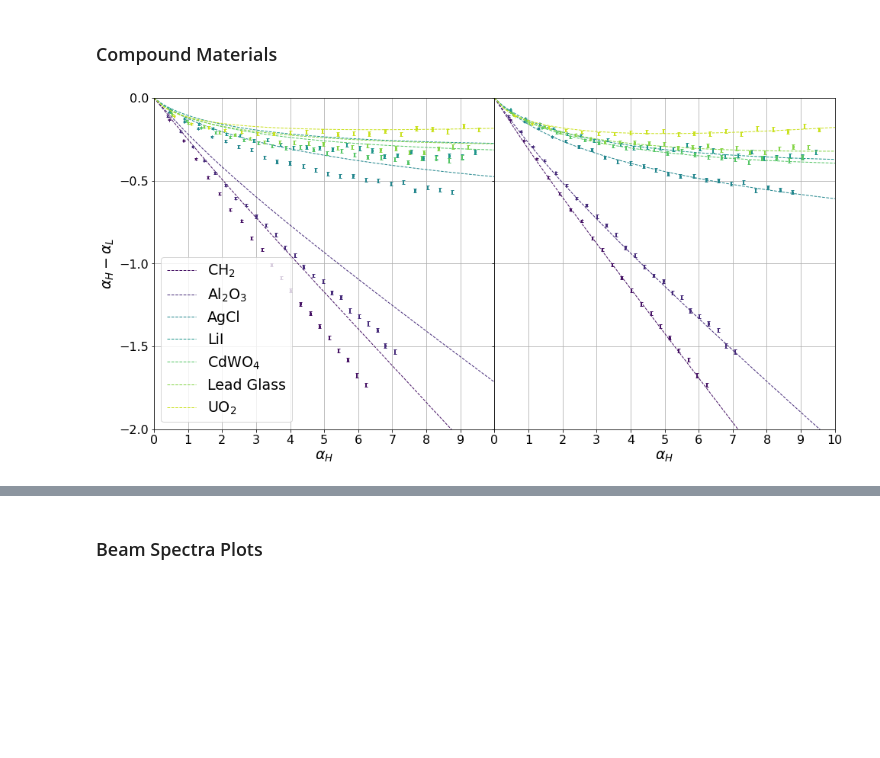
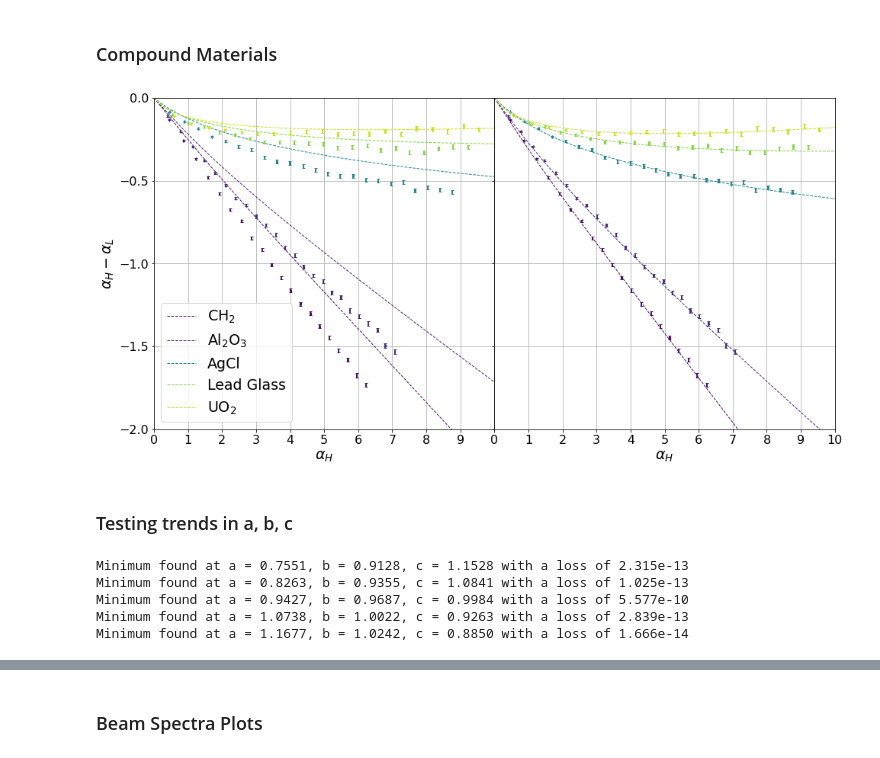
Before and after one commit to plalor/semiempirical_transparency, a Jupyter notebook: analysis/Semiempirical.ipynb, the cells around one changed output, grey strips where cells are left out. Drawn from its saved outputs; the diff is of its cells as text; code cells hidden in the pictures; blank space fills up the shorter version.

```diff
--- a/analysis/Semiempirical.ipynb
+++ b/analysis/Semiempirical.ipynb
@@ -628,7 +623,8 @@ True Z: 92; Fit Z: [85 94]; Loss: [8.39239759e-05 8.44266286e-05]
 fig, (ax1, ax2) = plt.subplots(1, 2, figsize = [16, 8], sharey = True)
 fig.subplots_adjust(wspace=0)
 
-for Z in Z_compound:
+#for Z in Z_compound:
+for Z in [101, 102, 103, 106, 107]:
     ### lookup simulated values
     lmbda_H, alpha_H, sigma_H = lookup_alpha[H][Z]
     lmbda_L, alpha_L, sigma_L = lookup_alpha[L][Z]
@@ -638,31 +634,53 @@ for Z in Z_compound:
     ax2.errorbar(alpha_H, alpha_H - alpha_L, xerr = sigma_H,
                  yerr = np.sqrt(sigma_H**2 + sigma_L**2),
                  elinewidth=2, capsize=2, ecolor = compound_c[Z], ls='none')
 
     ### plot against theory
     alpha_H0 = np.array([calcCompoundAlpha(lmbda*compound_w[Z], compound_Z[Z], phi_H_twiddle, D_twiddle, mu_tot, Z_range) for lmbda in lmbda_range])
     alpha_L0 = np.array([calcCompoundAlpha(lmbda*compound_w[Z], compound_Z[Z], phi_L_twiddle, D_twiddle, mu_tot, Z_range) for lmbda in lmbda_range])
     ax1.plot(alpha_H0, alpha_H0 - alpha_L0, linewidth = 1, linestyle = 'dashed', color = compound_c[Z], label = compound_material[Z])
 
     alpha_H0 = np.array([calcCompoundAlpha(lmbda*compound_w[Z], compound_Z[Z], phi_H_twiddle, D_twiddle, mu_H, Z_range) for lmbda in lmbda_range])
     alpha_L0 = np.array([calcCompoundAlpha(lmbda*compound_w[Z], compound_Z[Z], phi_L_twiddle, D_twiddle, mu_L, Z_range) for lmbda in lmbda_range])
     ax2.plot(alpha_H0, alpha_H0 - alpha_L0, linewidth = 1, linestyle = 'dashed', color = compound_c[Z], label = compound_material[Z])
 
 ax1.set_xlim(xrange)
 ax2.set_xlim(xrange)
 ax1.set_ylim(yrange)
 ax1.set_xticks(xticks[:-1])
 ax2.set_xticks(xticks)
 ax1.set_yticks(yticks)
 ax1.tick_params(labelsize=16)
 ax2.tick_params(labelsize=16)
 ax1.grid()
 ax2.grid()
 ax1.set_xlabel(r"$\alpha_H$", fontsize=19)
 ax2.set_xlabel(r"$\alpha_H$", fontsize=19)
 ax1.set_ylabel(r"$\alpha_H - \alpha_L$", fontsize=19)
 ax1.legend(fontsize=19)
 
 plt.savefig(outfile + "alpha_curve_compound.svg", bbox_inches = "tight")
 # %% [output]
-[figure, old version]
+[figure, new version]
+# %% [markdown]
+### Testing trends in a, b, c
+# %%
+EE_arr = [5.5, 5.7, 6, 6.3, 6.5]
+
+a_arr = np.zeros_like(EE_arr)
+b_arr = np.zeros_like(EE_arr)
+c_arr = np.zeros_like(EE_arr)
+
+for i in range(len(EE_arr)):
+    EE = EE_arr[i]
+    phi_twiddle = np.load(path + "phi_%sMeV_10.npy" % EE)
+    a, b, c = fitSemiempirical(alpha_L_calib, lmbda_L_calib, Z_arr_calib, phi_twiddle, D, mu_tot, mu_PE, mu_CS, mu_PP, Z_range)
+    a_arr[i] = a
+    b_arr[i] = b
+    c_arr[i] = c
+# %% [output]
+Minimum found at a = 0.7551, b = 0.9128, c = 1.1528 with a loss of 2.315e-13
+Minimum found at a = 0.8263, b = 0.9355, c = 1.0841 with a loss of 1.025e-13
+Minimum found at a = 0.9427, b = 0.9687, c = 0.9984 with a loss of 5.577e-10
+Minimum found at a = 1.0738, b = 1.0022, c = 0.9263 with a loss of 2.839e-13
+Minimum found at a = 1.1677, b = 1.0242, c = 0.8850 with a loss of 1.666e-14
```
Also changed, not shown: parts of 5 cells of this notebook, 2 other files.
